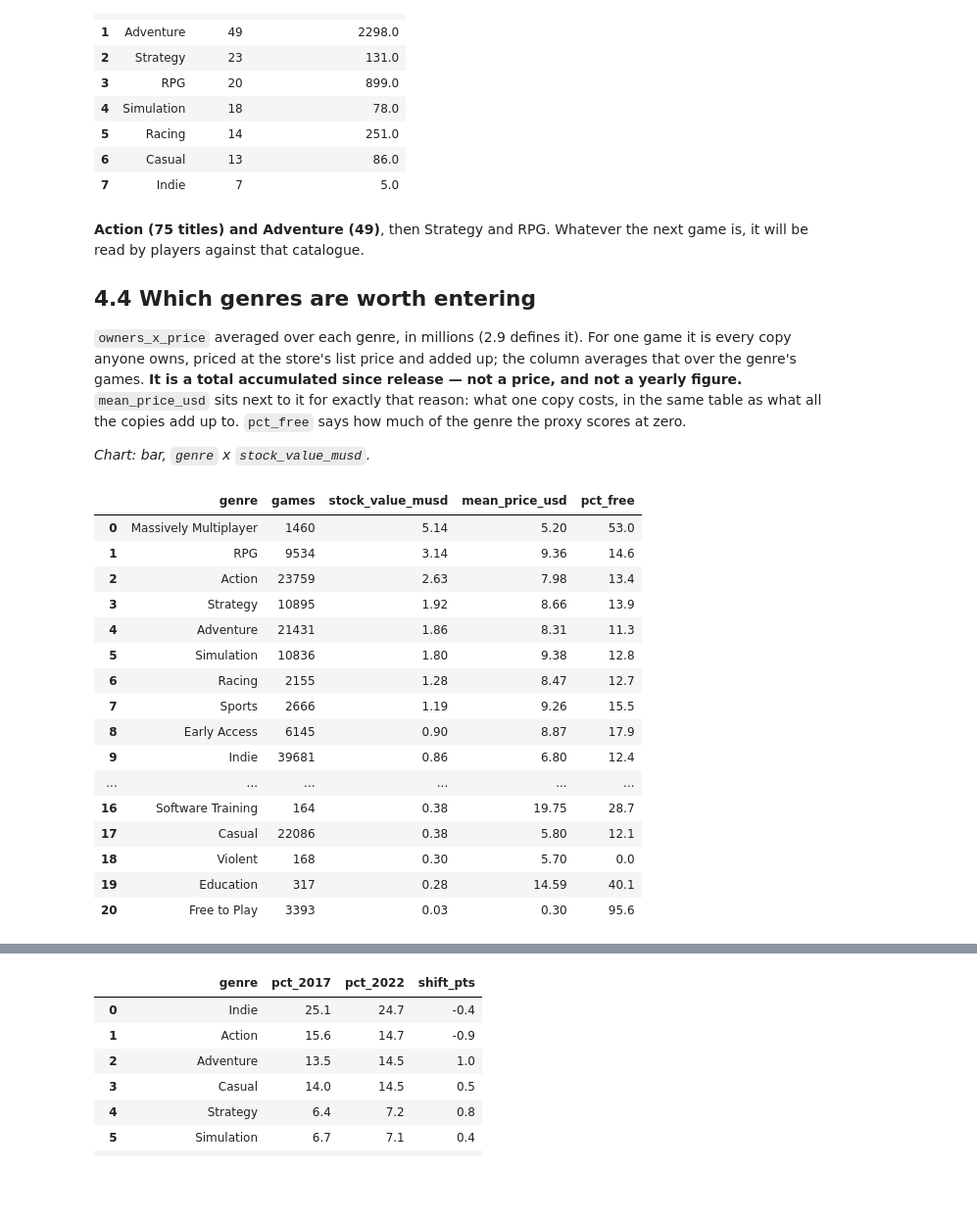
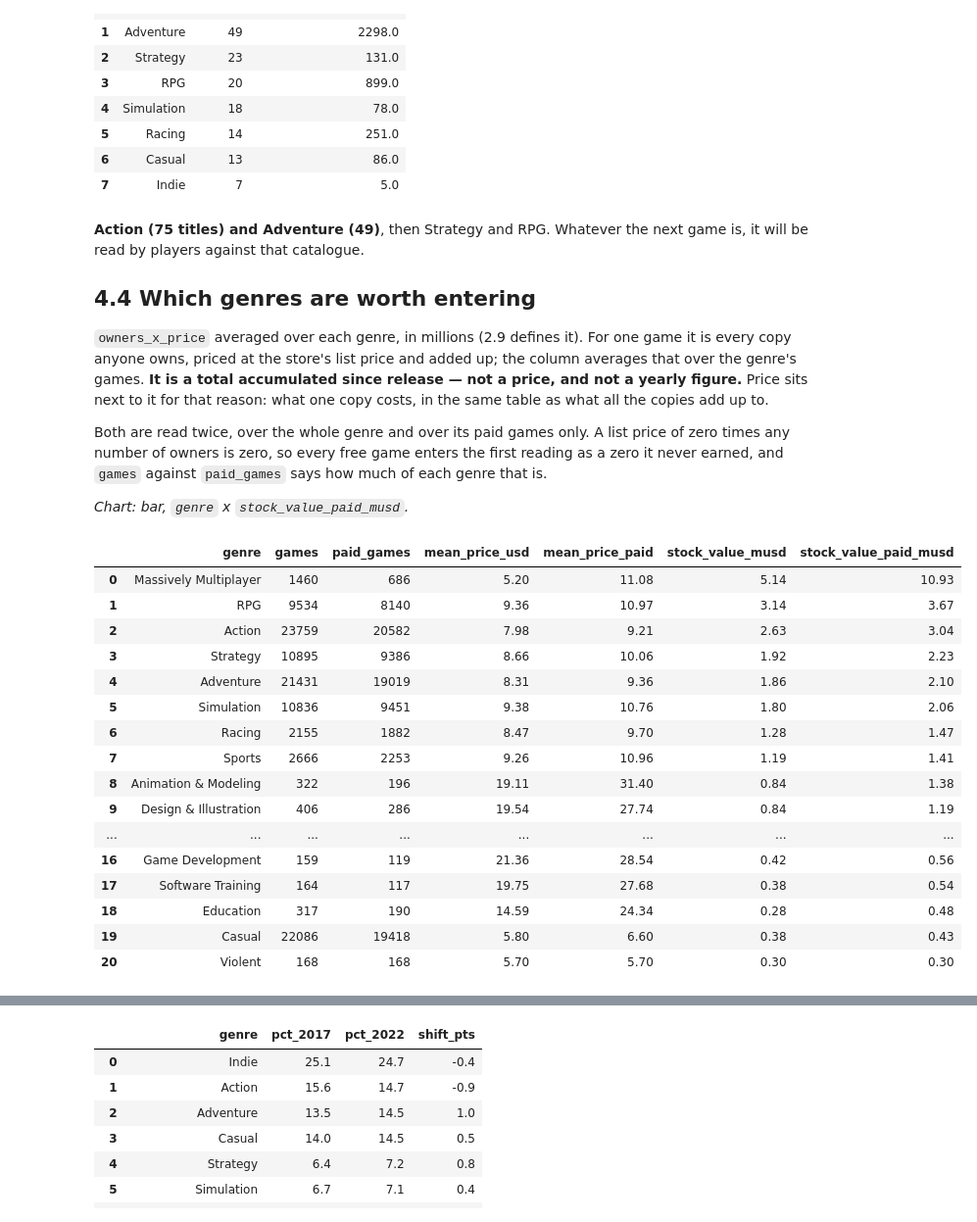
Before and after one commit to paezxavi/jedha_steam_project, a Jupyter notebook: steam_project.ipynb, the cells around one changed output, grey strips where cells are left out. Shown at 98% size. Cells and saved outputs as stored; diff of their text form; code cells hidden in the pictures; blank space fills up the shorter version.

```diff
--- a/steam_project.ipynb
+++ b/steam_project.ipynb
@@ -99,7 +99,13 @@ else:
     spark.sparkContext.setLogLevel("ERROR")
 
     def display(x, n=1000):
-        _ipython_display(x.limit(n).toPandas() if isinstance(x, DataFrame) else x)
+        if isinstance(x, DataFrame):
+            # toPandas() widens a nullable int column to float; Int64 keeps it an
+            # integer with <NA>, which is what Databricks' own display() shows.
+            ints = [f.name for f in x.schema.fields
+                    if isinstance(f.dataType, (IntegerType, LongType))]
+            x = x.limit(n).toPandas().astype({c: "Int64" for c in ints})
+        _ipython_display(x)
 
     def materialise(df, name):
         return df.cache()
@@ -107,8 +113,8 @@ else:
     DATA_PATH = "data/steam_game_output.json"
 
 from pyspark.sql import functions as F, Window
-from pyspark.sql.types import (StructType, StructField, StringType, LongType,
-                               BooleanType, ArrayType, MapType)
+from pyspark.sql.types import (StructType, StructField, StringType, IntegerType,
+                               LongType, BooleanType, ArrayType, MapType)
 
 print("Spark", spark.version, "| Databricks" if IS_DATABRICKS else "| local", "|", DATA_PATH)
 # %% [output]
@@ -1185,35 +1178,43 @@ is, it will be read by players against that catalogue.
 `owners_x_price` averaged over each genre, in millions (2.9 defines it). For one game it is every
 copy anyone owns, priced at the store's list price and added up; the column averages that over
 the genre's games. **It is a total accumulated since release — not a price, and not a yearly
-figure.** `mean_price_usd` sits next to it for exactly that reason: what one copy costs, in the
-same table as what all the copies add up to. `pct_free` says how much of the genre the proxy
-scores at zero.
+figure.** Price sits next to it for that reason: what one copy costs, in the same table as what
+all the copies add up to.
 
-*Chart: bar, `genre` x `stock_value_musd`.*
+Both are read twice, over the whole genre and over its paid games only. A list price of zero
+times any number of owners is zero, so every free game enters the first reading as a zero it
+never earned, and `games` against `paid_games` says how much of each genre that is.
+
+*Chart: bar, `genre` x `stock_value_paid_musd`.*
 # %%
+paid = ~F.col("is_free")
+
 display(genre_rows.groupBy("genre")
         .agg(F.count("*").alias("games"),
+             F.sum(paid.cast("int")).alias("paid_games"),
+             F.round(F.avg("initial_price_usd"), 2).alias("mean_price_usd"),
+             F.round(F.avg(F.when(paid, F.col("initial_price_usd"))), 2).alias("mean_price_paid"),
              F.round(F.avg("owners_x_price") / 1e6, 2).alias("stock_value_musd"),
-             F.round(F.avg("initial_price_usd"), 2).alias("mean_price_usd"),
-             F.round(100 * F.avg(F.col("is_free").cast("int")), 1).alias("pct_free"))
+             F.round(F.avg(F.when(paid, F.col("owners_x_price"))) / 1e6, 2)
+              .alias("stock_value_paid_musd"))
         .filter(F.col("games") >= 150)
-        .orderBy(F.desc("stock_value_musd")))
+        .orderBy(F.desc("stock_value_paid_musd")))
 # %% [output]
-|  | genre | games | stock_value_musd | mean_price_usd | pct_free |
-| 0 | Massively Multiplayer | 1460 | 5.14 | 5.20 | 53.0 |
-| 1 | RPG | 9534 | 3.14 | 9.36 | 14.6 |
-| 2 | Action | 23759 | 2.63 | 7.98 | 13.4 |
-| 3 | Strategy | 10895 | 1.92 | 8.66 | 13.9 |
-| 4 | Adventure | 21431 | 1.86 | 8.31 | 11.3 |
-| 5 | Simulation | 10836 | 1.80 | 9.38 | 12.8 |
-| 6 | Racing | 2155 | 1.28 | 8.47 | 12.7 |
-| 7 | Sports | 2666 | 1.19 | 9.26 | 15.5 |
-| 8 | Early Access | 6145 | 0.90 | 8.87 | 17.9 |
-| 9 | Indie | 39681 | 0.86 | 6.80 | 12.4 |
-| ... | ... | ... | ... | ... | ... |
-| 16 | Software Training | 164 | 0.38 | 19.75 | 28.7 |
-| 17 | Casual | 22086 | 0.38 | 5.80 | 12.1 |
-| 18 | Violent | 168 | 0.30 | 5.70 | 0.0 |
-| 19 | Education | 317 | 0.28 | 14.59 | 40.1 |
-| 20 | Free to Play | 3393 | 0.03 | 0.30 | 95.6 |
+|  | genre | games | paid_games | mean_price_usd | mean_price_paid | stock_value_musd | stock_value_paid_musd |
+| 0 | Massively Multiplayer | 1460 | 686 | 5.20 | 11.08 | 5.14 | 10.93 |
+| 1 | RPG | 9534 | 8140 | 9.36 | 10.97 | 3.14 | 3.67 |
+| 2 | Action | 23759 | 20582 | 7.98 | 9.21 | 2.63 | 3.04 |
+| 3 | Strategy | 10895 | 9386 | 8.66 | 10.06 | 1.92 | 2.23 |
+| 4 | Adventure | 21431 | 19019 | 8.31 | 9.36 | 1.86 | 2.10 |
+| 5 | Simulation | 10836 | 9451 | 9.38 | 10.76 | 1.80 | 2.06 |
+| 6 | Racing | 2155 | 1882 | 8.47 | 9.70 | 1.28 | 1.47 |
+| 7 | Sports | 2666 | 2253 | 9.26 | 10.96 | 1.19 | 1.41 |
+| 8 | Animation & Modeling | 322 | 196 | 19.11 | 31.40 | 0.84 | 1.38 |
+| 9 | Design & Illustration | 406 | 286 | 19.54 | 27.74 | 0.84 | 1.19 |
+| ... | ... | ... | ... | ... | ... | ... | ... |
+| 16 | Game Development | 159 | 119 | 21.36 | 28.54 | 0.42 | 0.56 |
+| 17 | Software Training | 164 | 117 | 19.75 | 27.68 | 0.38 | 0.54 |
+| 18 | Education | 317 | 190 | 14.59 | 24.34 | 0.28 | 0.48 |
+| 19 | Casual | 22086 | 19418 | 5.80 | 6.60 | 0.38 | 0.43 |
+| 20 | Violent | 168 | 168 | 5.70 | 5.70 | 0.30 | 0.30 |
 # %% [markdown]
```
Also changed, not shown: parts of 20 cells of this notebook, 2 other files.
